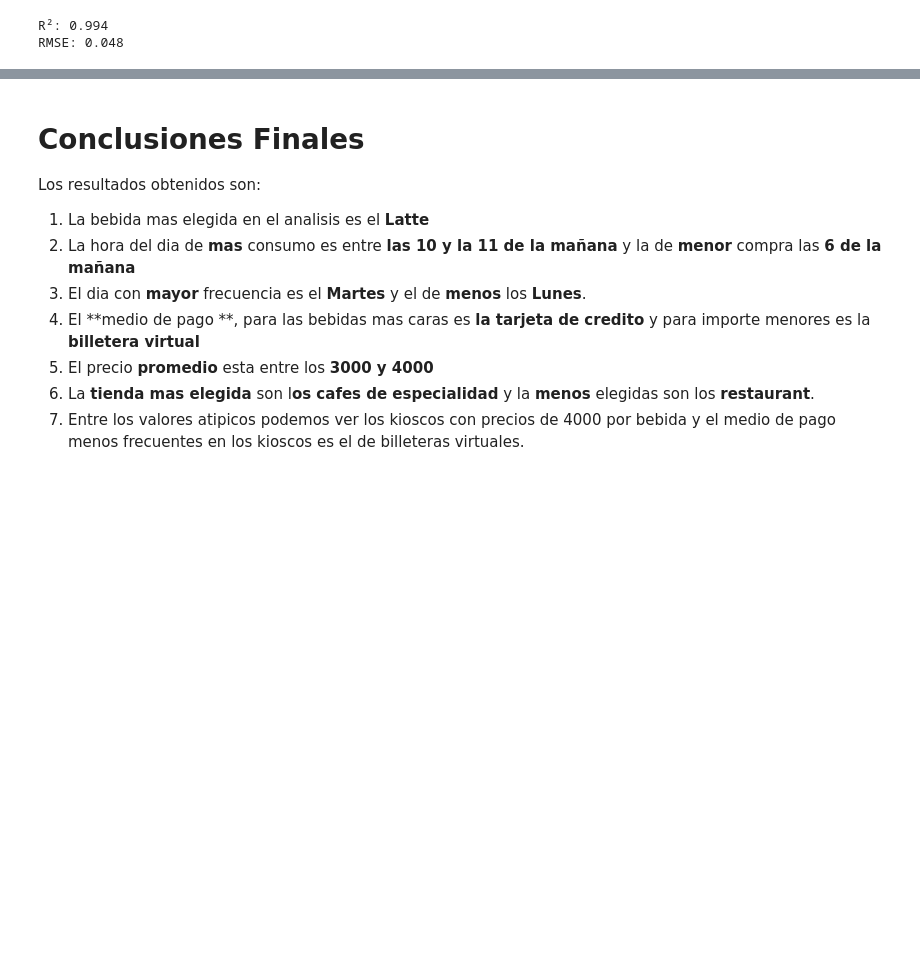
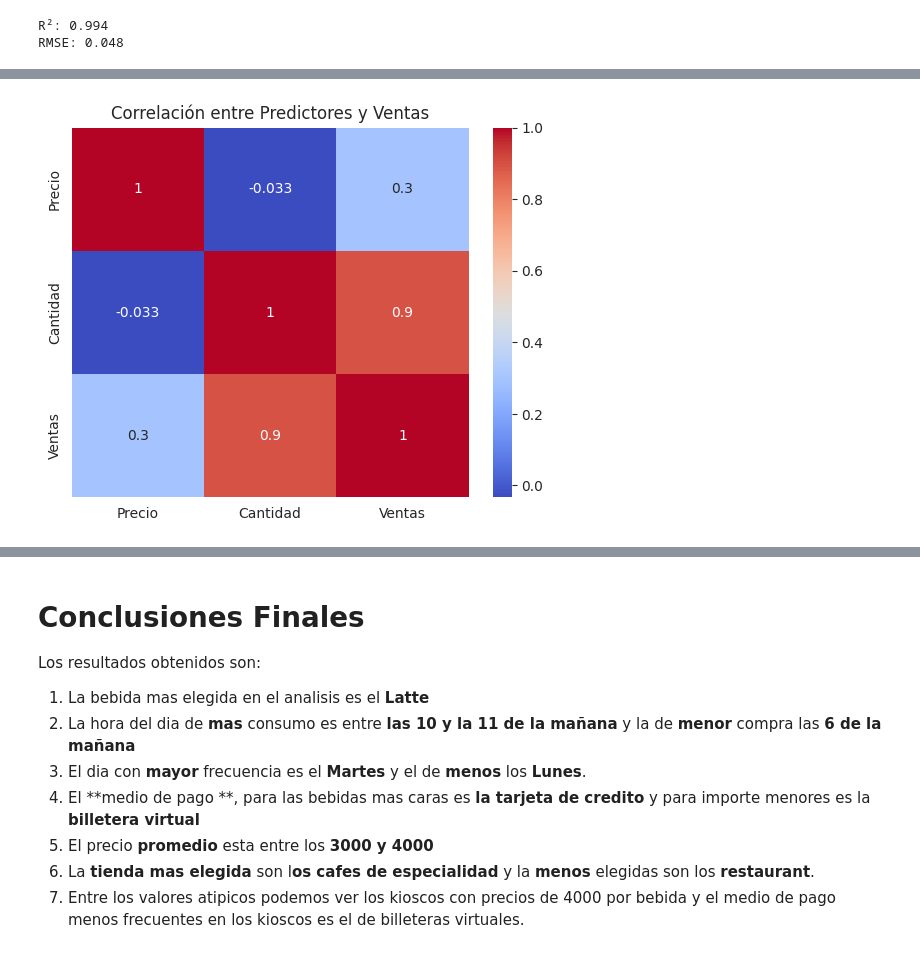
Before and after one commit to estemartinez87-cell/ProyectoConsumodeCafeI-MartinezEstela, a Jupyter notebook: Analisis_del_consumo_del_cafe.ipynb, the cells around one changed output, grey strips where cells are left out. Cells and saved outputs as stored; diff of their text form; code cells hidden in the pictures; blank space fills up the shorter version.

```diff
--- a/Analisis_del_consumo_del_cafe.ipynb
+++ b/Analisis_del_consumo_del_cafe.ipynb
@@ -802,0 +855,7 @@ RMSE: 0.048
+# %%
+corr_matrix = df_model[['Precio', 'Cantidad', 'Ventas']].corr()
+sns.heatmap(corr_matrix, annot=True, cmap='coolwarm')
+plt.title("Correlación entre Predictores y Ventas")
+plt.show()
+# %% [output]
+[figure, added]
```
Also changed, not shown: parts of 5 cells of this notebook.
